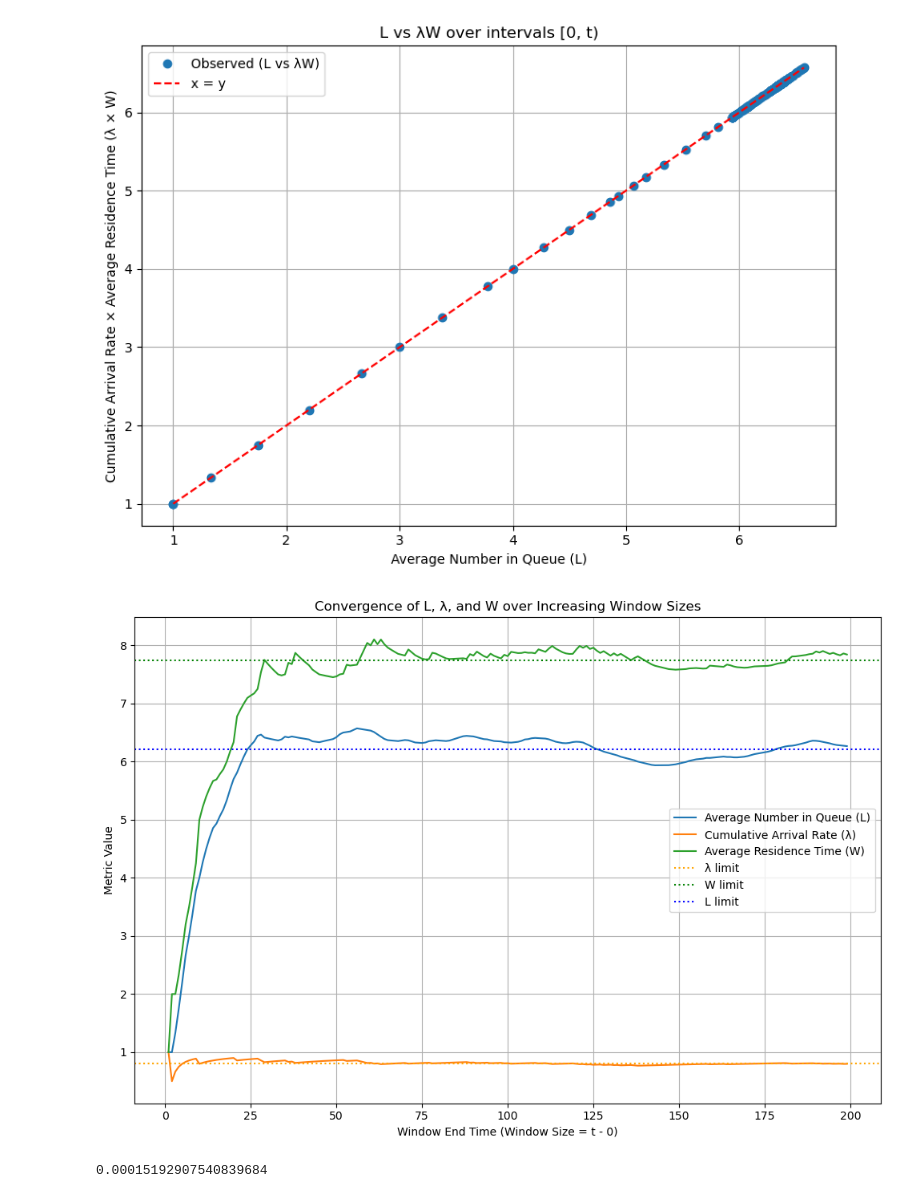
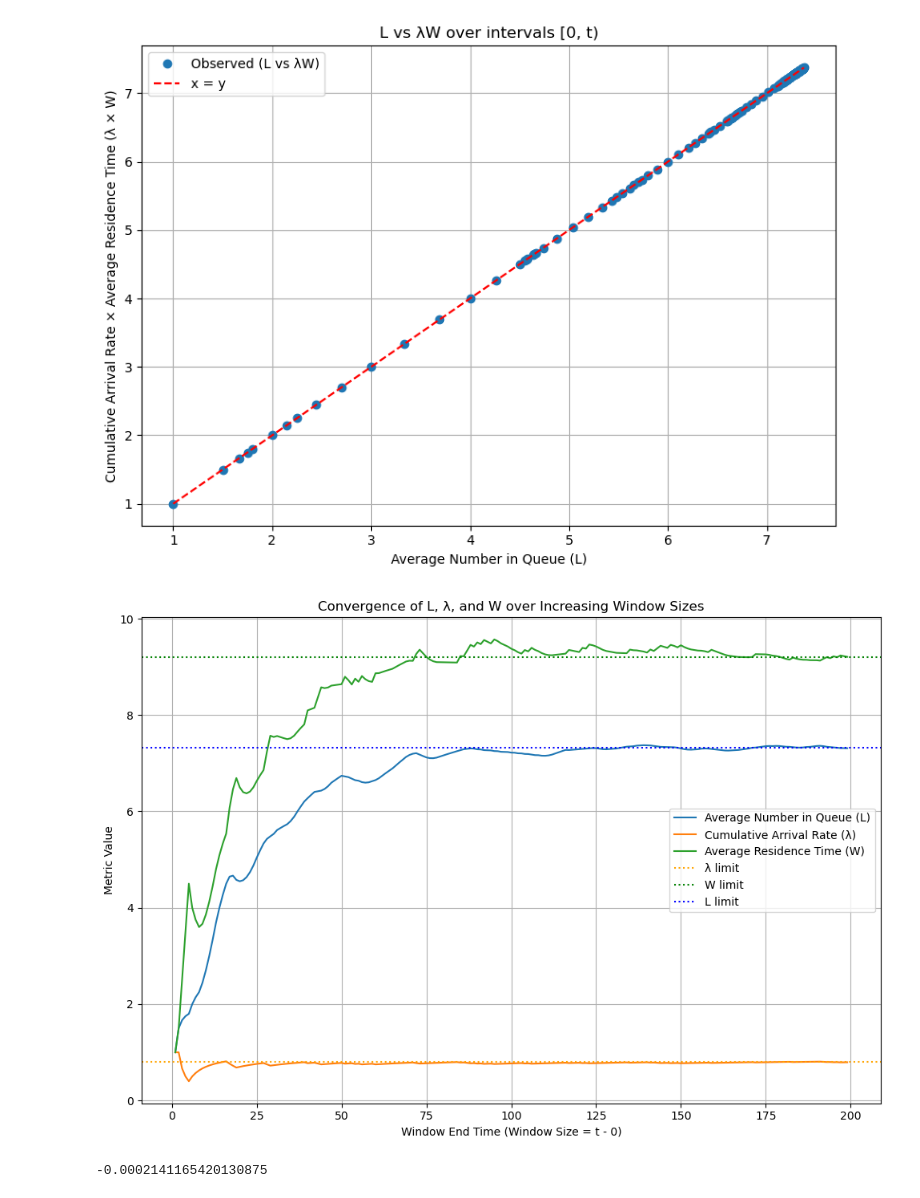
Before and after one commit to krishnaku/pypcalc, a Jupyter notebook: systems-dynamics.ipynb, the cells around one changed output. Saved outputs shown, nothing was run; the diff lists cells and outputs as text; code cells hidden in the pictures.

```diff
--- a/systems-dynamics.ipynb
+++ b/systems-dynamics.ipynb
@@ -245,15 +386,20 @@ def detect_stability_by_tail_convergence(df, tail_frac=0.2, epsilon=0.005):
 # %%
-presence, arrival_index, entity_index = run_simulation()
+presence, arrival_index, entity_index = run_simulation(seed=81, rework_prob=0.3)
 
 df_stats = plot_l_vs_lambda_w(presence["System"], arrival_index["System"])
 
 df_limits = plot_limit_curves(presence["System"], arrival_index["System"])
 
 limits = estimate_limits(df_stats)
 print(limits['L_limit'] - limits['L_estimated'])
 
-tail_convergence = detect_stability_by_tail_convergence(df_stats, tail_frac=0.2, epsilon=0.00005)
+tail_convergence = detect_stability_by_tail_convergence(df_stats, tail_frac=0.2, epsilon=0.00015)
+
+plot_residence_time_convergence(presence["System"], arrival_index["System"])
+
+tail_convergence_df = plot_tail_convergence_of_residence_time(presence["System"], arrival_index['System'], tail_frac=0.2)
+detect_tail_convergence(tail_convergence_df, tail_frac=0.01)
 # %% [output]
-[figure, old version]
+[figure, new version]
-[figure, old version]
+[figure, new version]
-0.00015192907540839684
+-0.0002141165420130875
```
Also changed, not shown: parts of 2 cells of this notebook.
